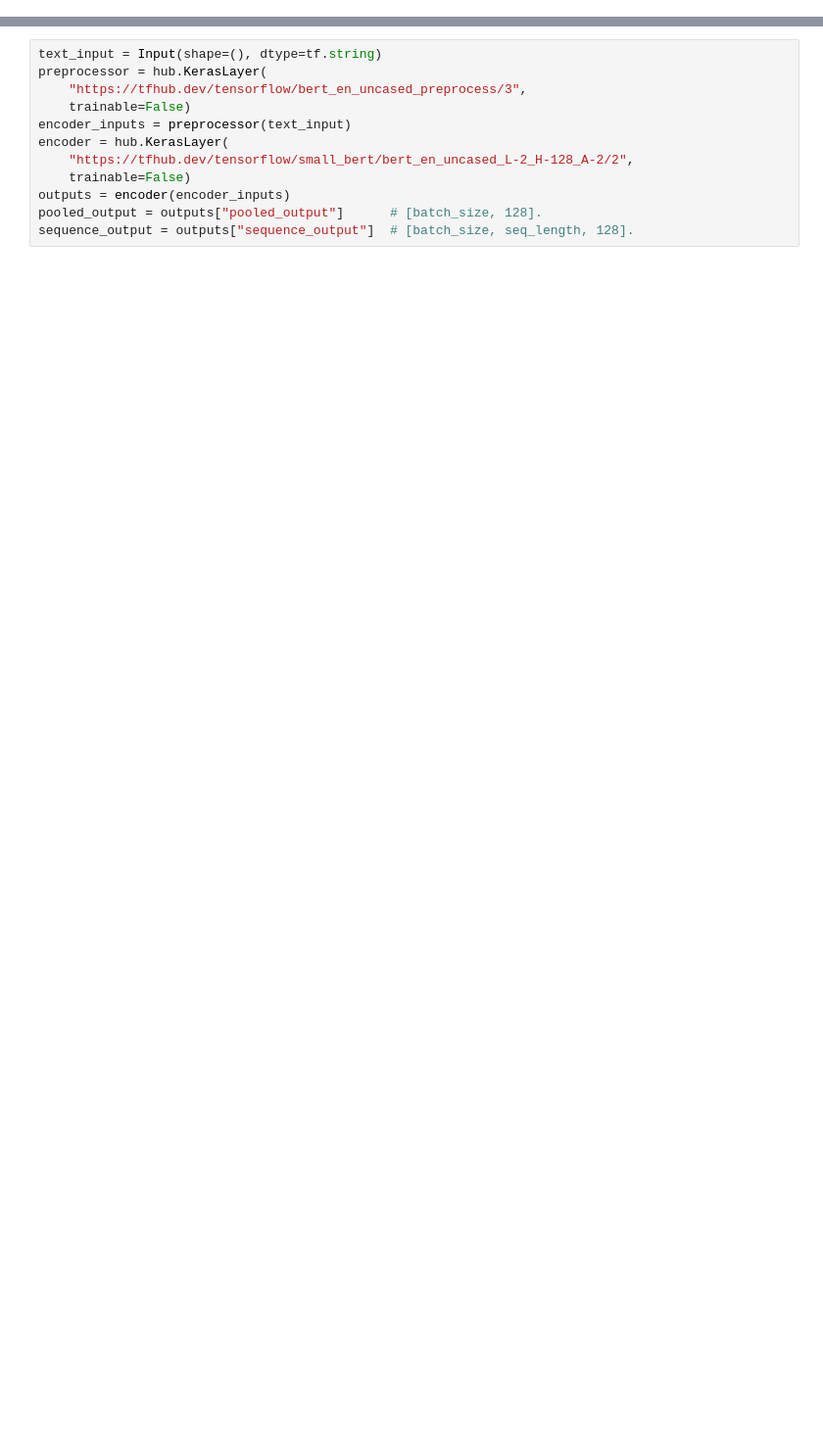
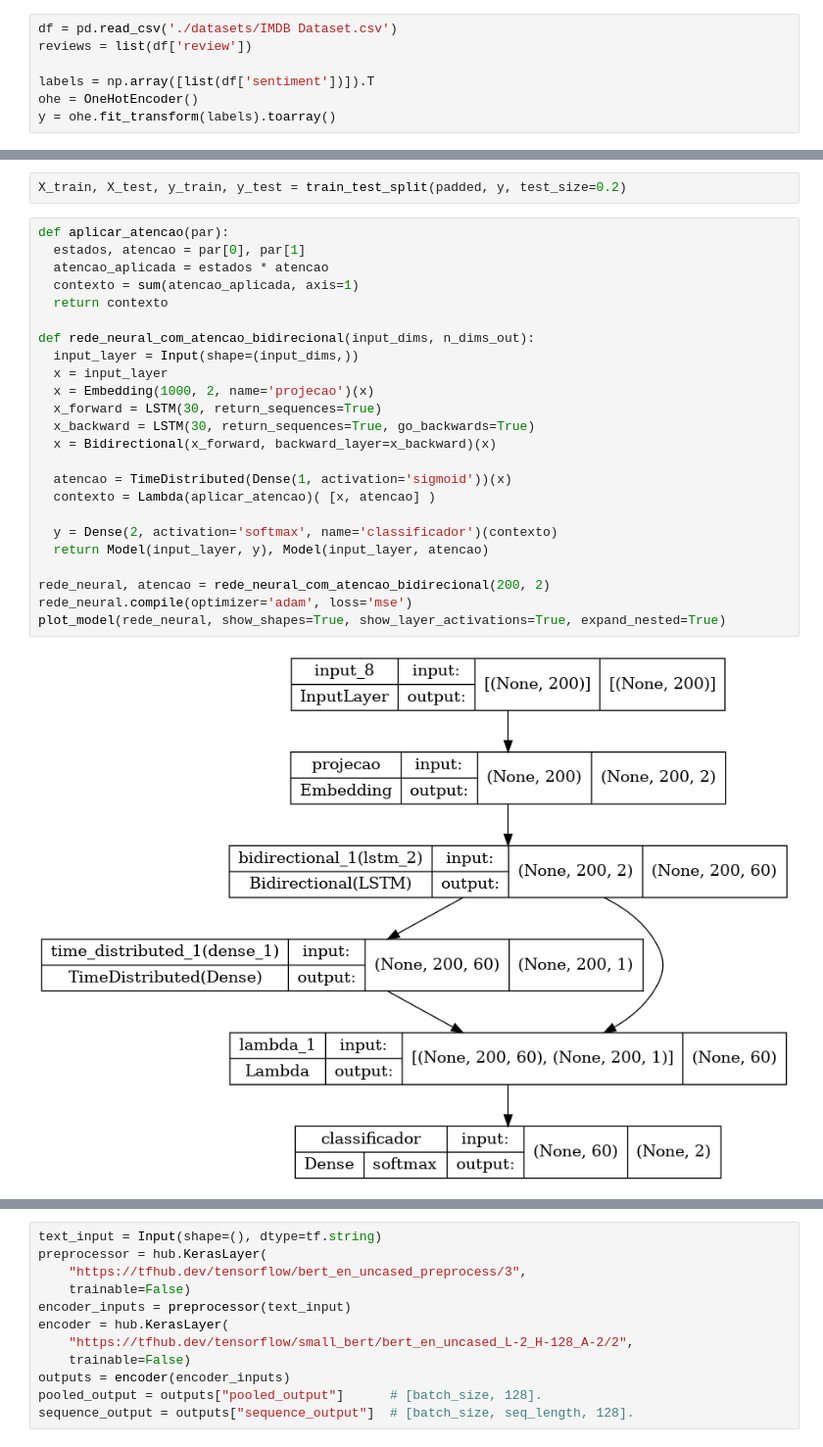
Before and after one commit to tiagoft101/nlp_2022s1, a Jupyter notebook: 23_bert.ipynb, the cells around one changed output, grey strips where cells are left out. Shown at 98% size. Drawn from its saved outputs; the diff is of its cells as text; blank space fills up the shorter version.

```diff
--- a/23_bert.ipynb
+++ b/23_bert.ipynb
@@ -18,0 +28,7 @@ from sklearn.metrics import classification_report
+# %%
+df = pd.read_csv('./datasets/IMDB Dataset.csv')
+reviews = list(df['review'])
+
+labels = np.array([list(df['sentiment'])]).T
+ohe = OneHotEncoder()
+y = ohe.fit_transform(labels).toarray()
@@ -18,0 +44,28 @@ from sklearn.metrics import classification_report
+# %%
+X_train, X_test, y_train, y_test = train_test_split(padded, y, test_size=0.2)
+# %%
+def aplicar_atencao(par):
+  estados, atencao = par[0], par[1]
+  atencao_aplicada = estados * atencao
+  contexto = sum(atencao_aplicada, axis=1)
+  return contexto
+
+def rede_neural_com_atencao_bidirecional(input_dims, n_dims_out):
+  input_layer = Input(shape=(input_dims,))
+  x = input_layer
+  x = Embedding(1000, 2, name='projecao')(x)
+  x_forward = LSTM(30, return_sequences=True)
+  x_backward = LSTM(30, return_sequences=True, go_backwards=True)
+  x = Bidirectional(x_forward, backward_layer=x_backward)(x)
+
+  atencao = TimeDistributed(Dense(1, activation='sigmoid'))(x)
+  contexto = Lambda(aplicar_atencao)( [x, atencao] )
+
+  y = Dense(2, activation='softmax', name='classificador')(contexto)
+  return Model(input_layer, y), Model(input_layer, atencao)
+
+rede_neural, atencao = rede_neural_com_atencao_bidirecional(200, 2)
+rede_neural.compile(optimizer='adam', loss='mse')
+plot_model(rede_neural, show_shapes=True, show_layer_activations=True, expand_nested=True)
+# %% [output]
+[figure, added]
```
Also changed, not shown: parts of 30 cells of this notebook.
